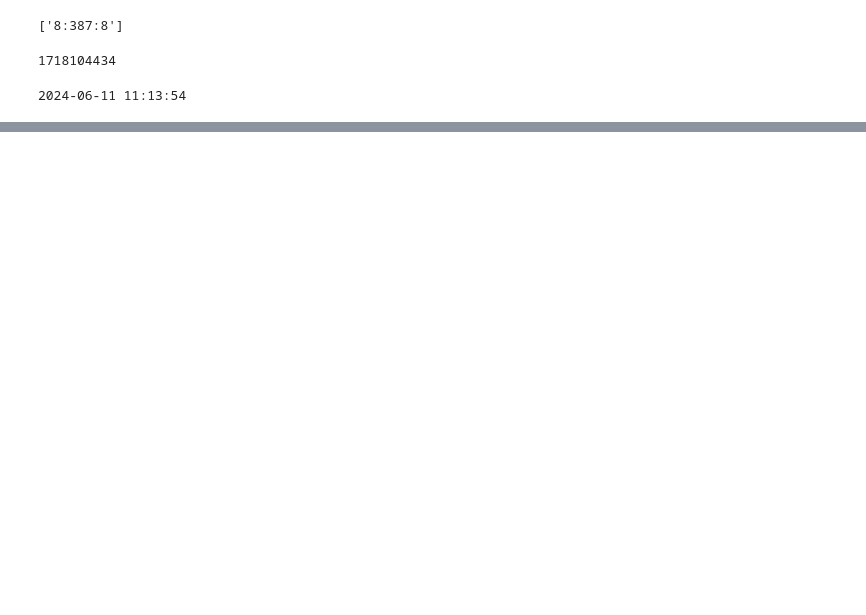
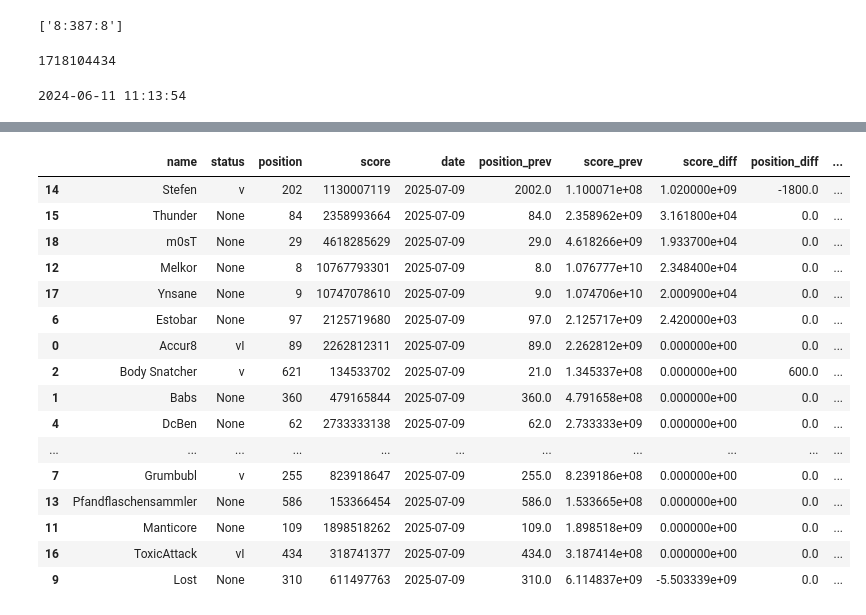
Before and after one commit to benedikt-holland/ogame-discord-webhooks, a Jupyter notebook: position_checker.ipynb, the cells around one changed output, grey strips where cells are left out. Saved outputs shown, nothing was run; the diff lists cells and outputs as text; code cells hidden in the pictures; blank space fills up the shorter version.

```diff
--- a/position_checker.ipynb
+++ b/position_checker.ipynb
@@ -34,0 +187,8 @@ print(datetime.utcfromtimestamp(timestamp).strftime('%Y-%m-%d %H:%M:%S'))
+# %%
+history = history.sort_values(["name", "date"])
+# %%
+history = history.join(history[["position", "score"]].shift(), rsuffix="_prev")
+# %%
+for col in ["score", "position"]:
+    history[f"{col}_diff"] = history[col]-history[f"{col}_prev"]
+history["score_rel"] = (history["score"]-history["score_prev"]) / history["score_prev"] * 100
@@ -34,0 +211,23 @@ print(datetime.utcfromtimestamp(timestamp).strftime('%Y-%m-%d %H:%M:%S'))
+# %%
+history = history.groupby("name").last().reset_index()
+history = history.sort_values("score_rel", ascending=False)
+# %%
+history
+# %% [output]
+|  | name | status | position | score | date | position_prev | score_prev | score_diff | position_diff | ... |
+| 14 | Stefen | v | 202 | 1130007119 | 2025-07-09 | 2002.0 | 1.100071e+08 | 1.020000e+09 | -1800.0 | ... |
+| 15 | Thunder | None | 84 | 2358993664 | 2025-07-09 | 84.0 | 2.358962e+09 | 3.161800e+04 | 0.0 | ... |
+| 18 | m0sT | None | 29 | 4618285629 | 2025-07-09 | 29.0 | 4.618266e+09 | 1.933700e+04 | 0.0 | ... |
+| 12 | Melkor | None | 8 | 10767793301 | 2025-07-09 | 8.0 | 1.076777e+10 | 2.348400e+04 | 0.0 | ... |
+| 17 | Ynsane | None | 9 | 10747078610 | 2025-07-09 | 9.0 | 1.074706e+10 | 2.000900e+04 | 0.0 | ... |
+| 6 | Estobar | None | 97 | 2125719680 | 2025-07-09 | 97.0 | 2.125717e+09 | 2.420000e+03 | 0.0 | ... |
+| 0 | Accur8 | vI | 89 | 2262812311 | 2025-07-09 | 89.0 | 2.262812e+09 | 0.000000e+00 | 0.0 | ... |
+| 2 | Body Snatcher | v | 621 | 134533702 | 2025-07-09 | 21.0 | 1.345337e+08 | 0.000000e+00 | 600.0 | ... |
+| 1 | Babs | None | 360 | 479165844 | 2025-07-09 | 360.0 | 4.791658e+08 | 0.000000e+00 | 0.0 | ... |
+| 4 | DcBen | None | 62 | 2733333138 | 2025-07-09 | 62.0 | 2.733333e+09 | 0.000000e+00 | 0.0 | ... |
+| ... | ... | ... | ... | ... | ... | ... | ... | ... | ... | ... |
+| 7 | Grumbubl | v | 255 | 823918647 | 2025-07-09 | 255.0 | 8.239186e+08 | 0.000000e+00 | 0.0 | ... |
+| 13 | Pfandflaschensammler | None | 586 | 153366454 | 2025-07-09 | 586.0 | 1.533665e+08 | 0.000000e+00 | 0.0 | ... |
+| 11 | Manticore | None | 109 | 1898518262 | 2025-07-09 | 109.0 | 1.898518e+09 | 0.000000e+00 | 0.0 | ... |
+| 16 | ToxicAttack | vI | 434 | 318741377 | 2025-07-09 | 434.0 | 3.187414e+08 | 0.000000e+00 | 0.0 | ... |
+| 9 | Lost | None | 310 | 611497763 | 2025-07-09 | 310.0 | 6.114837e+09 | -5.503339e+09 | 0.0 | ... |
```
Also changed, not shown: parts of 24 cells of this notebook.
